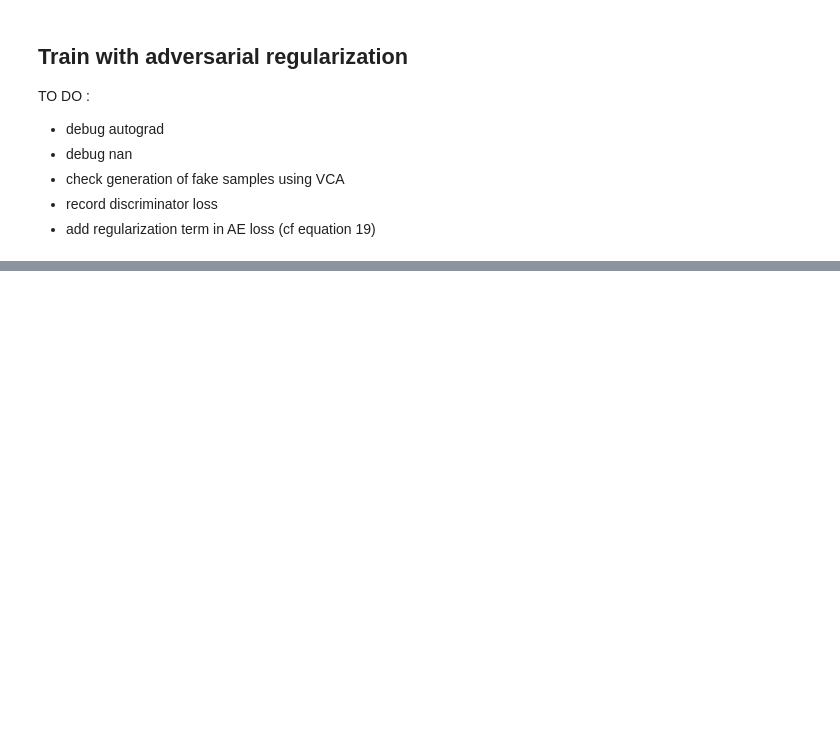
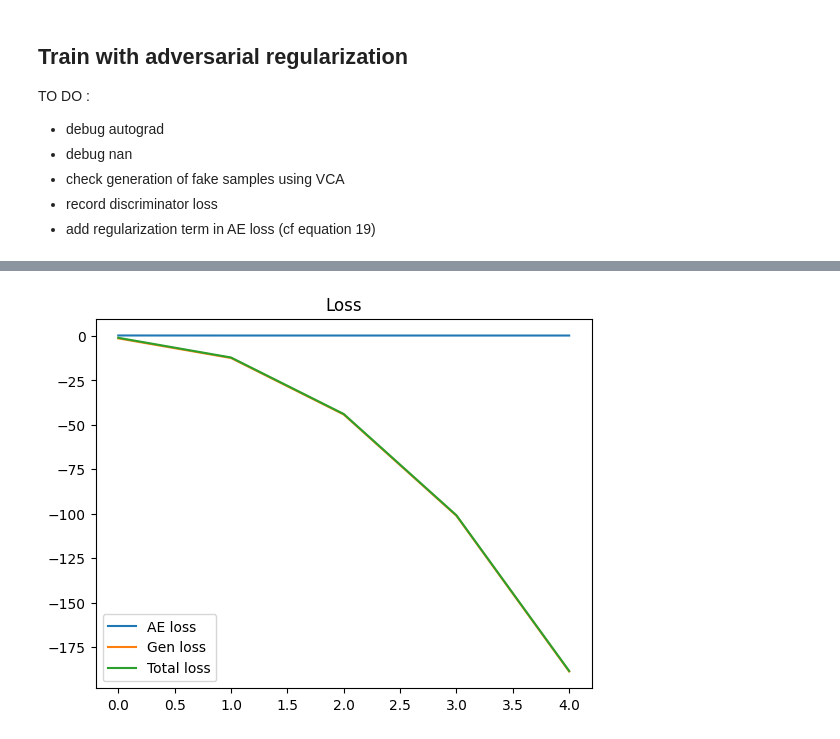
Before and after one commit to JulienAjdenbaum/hyperspectral_adversarial_AEENet, a Jupyter notebook: AAENet/AAENet.ipynb, the cells around one changed output, grey strips where cells are left out. Drawn from its saved outputs; the diff is of its cells as text; code cells hidden in the pictures; blank space fills up the shorter version.

Commit message:
train aaenet with regularization with frozen discriminator

```diff
--- a/AAENet/AAENet.ipynb
+++ b/AAENet/AAENet.ipynb
@@ -102,7 +102,7 @@ class Discriminator(nn.Module):
         self.layer_3 = nn.Linear(n_hidden_2, 1, bias=False)
 
         self.relu = nn.ReLU()
-        self.sigmoid = nn.Sigmoid()
+        #self.sigmoid = nn.Sigmoid()
 
     def forward(self, input):
         x = self.layer_1(input)
@@ -112,7 +112,7 @@ class Discriminator(nn.Module):
         x = self.relu(x)
 
         x = self.layer_3(x)
-        x = self.sigmoid(x)
+        #x = self.sigmoid(x)
 
         return x
 # %%
@@ -722,0 +725,85 @@ TO DO :
+# %%
+B = VCA_endmembers.shape[0]
+R = VCA_endmembers.shape[1]
+
+
+encoder = Encoder(B=B, R=R)
+decoder = Decoder(B=B, R=R, init_endmembers=torch.tensor(VCA_endmembers.T, dtype=torch.float), freeze=False)
+discriminator = Discriminator(B=B, R=R)
+
+aaenet = AAENet(encoder, decoder, discriminator)
+
+mse = nn.MSELoss()
+sad = AngleDistanceLoss()
+bceLogits = nn.BCEWithLogitsLoss()
+
+# Optimizer for autoencoder
+opti = torch.optim.Adam(aaenet.parameters(), lr=1e-3, betas=(0.9, 0.99))
+
+# Optimizer for discriminator
+opti_D = torch.optim.Adam(discriminator.parameters(), lr=1e-3, betas=(0.9, 0.99))
+
+plt.plot(VCA_endmembers.detach().numpy(), label="VCA endmembers", linestyle='--')
+plt.plot(decoder.W.detach().numpy().T, label="Endmembers of the decoder", linestyle="--", linewidth=2)
+plt.show()
+
+epochs = 5
+losses_AE = []
+losses_G = []
+losses = []
+
+
+for e in tqdm(range(epochs)):
+    loss_AE_epoch = 0
+    loss_G_epoch = 0
+    loss_epoch = 0
+    for b in range(len(batches)):
+
+        # Train the reconstruction
+        opti.zero_grad()
+        neg_samples, reconstruct, pred = aaenet(batches[b])
+        if neg_samples.isnan().any():
+            print(e, b, "nan neg_samples")
+            break
+        if reconstruct.isnan().any():
+            print(e, b, "nan reconstruct")
+            break
+        if pred.isnan().any():
+            print(e, b, "nan pred")
+            break
+
+        loss_AE = sad(reconstruct, batches[b]) # Reconstruction error
+        loss_G = -bceLogits(pred, torch.zeros((batch_size, 1), dtype=torch.float)) #torch.mean(torch.log(1 - pred).reshape(-1))
+        #loss_G = torch.mean(torch.log(torch.exp(-pred) / (1 + torch.exp(-pred))).reshape(-1))
+
+        loss = loss_AE + loss_G
+        if loss.isnan().any():
+            print(e, b, "nan loss")
+            break
+        loss.backward()
+        for name, param in aaenet.named_parameters():
+            if param.grad.isnan().any():
+                print(e, b, "nan grad", name)
+                print(pred)
+
+        opti.step()
+        ae.projection()
+        loss_AE_epoch += loss_AE.detach().numpy()
+        loss_G_epoch += loss_G.detach().numpy()
+        loss_epoch += loss.detach().numpy()
+
+
+    losses_AE.append(loss_AE_epoch / len(batches))
+    losses_G.append(loss_G_epoch / len(batches))
+    losses.append(loss_epoch / len(batches))
+
+
+print("Final loss", loss.detach().numpy())
+plt.plot(losses_AE, label="AE loss")
+plt.plot(losses_G, label="Gen loss")
+plt.plot(losses, label="Total loss")
+plt.legend()
+#plt.yscale('log')
+plt.title("Loss")
+plt.show()
+# %% [output]
@@ -722,0 +812 @@ TO DO :
+[figure, added]
```
Also changed, not shown: parts of 6 cells of this notebook.
